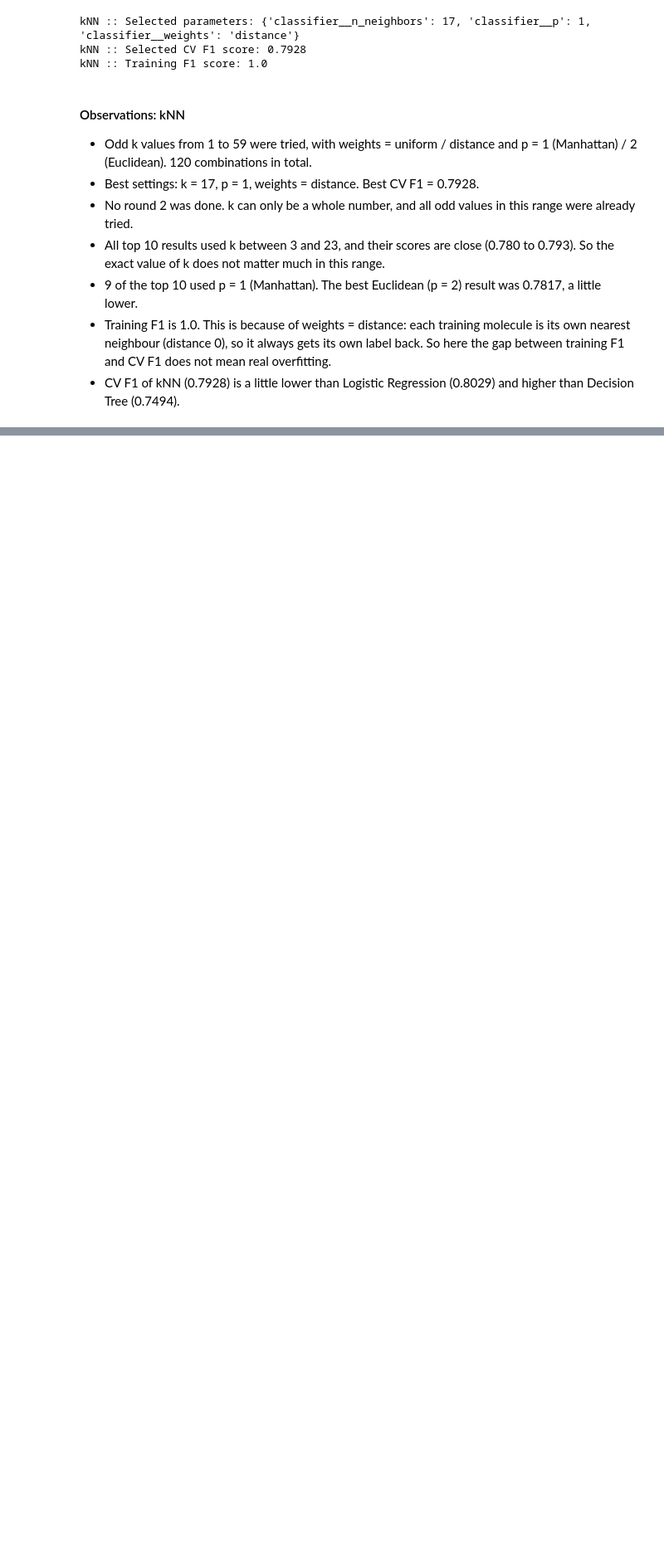
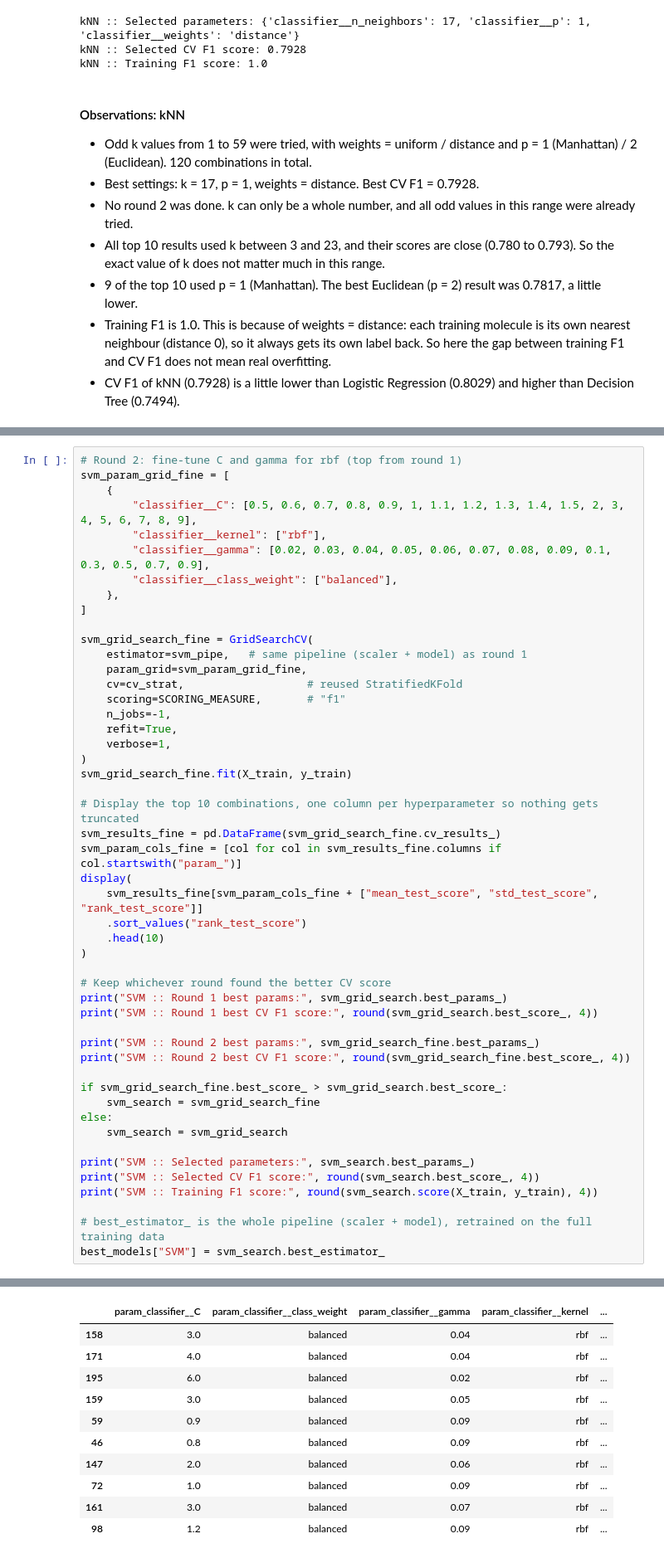
Before and after one commit to MadhurBhaiya-BITS/qsar-biodegradation-classifier, a Jupyter notebook: qsar_classifier.ipynb, the cells around one changed output, grey strips where cells are left out. Shown at 83% size. Cells and saved outputs as stored; diff of their text form; blank space fills up the shorter version.

```diff
--- a/qsar_classifier.ipynb
+++ b/qsar_classifier.ipynb
@@ -798,0 +868,50 @@ kNN :: Training F1 score: 1.0
+# %%
+# Round 2: fine-tune C and gamma for rbf (top from round 1)
+svm_param_grid_fine = [
+    {
+        "classifier__C": [0.5, 0.6, 0.7, 0.8, 0.9, 1, 1.1, 1.2, 1.3, 1.4, 1.5, 2, 3, 4, 5, 6, 7, 8, 9],
+        "classifier__kernel": ["rbf"],
+        "classifier__gamma": [0.02, 0.03, 0.04, 0.05, 0.06, 0.07, 0.08, 0.09, 0.1, 0.3, 0.5, 0.7, 0.9],
+        "classifier__class_weight": ["balanced"],
+    },
+]
+
+svm_grid_search_fine = GridSearchCV(
+    estimator=svm_pipe,   # same pipeline (scaler + model) as round 1
+    param_grid=svm_param_grid_fine,
+    cv=cv_strat,                   # reused StratifiedKFold
+    scoring=SCORING_MEASURE,       # "f1"
+    n_jobs=-1,
+    refit=True,
+    verbose=1,
+)
+svm_grid_search_fine.fit(X_train, y_train)
+
+# Display the top 10 combinations, one column per hyperparameter so nothing gets truncated
+svm_results_fine = pd.DataFrame(svm_grid_search_fine.cv_results_)
+svm_param_cols_fine = [col for col in svm_results_fine.columns if col.startswith("param_")]
+display(
+    svm_results_fine[svm_param_cols_fine + ["mean_test_score", "std_test_score", "rank_test_score"]]
+    .sort_values("rank_test_score")
+    .head(10)
+)
+
+# Keep whichever round found the better CV score
+print("SVM :: Round 1 best params:", svm_grid_search.best_params_)
+print("SVM :: Round 1 best CV F1 score:", round(svm_grid_search.best_score_, 4))
+
+print("SVM :: Round 2 best params:", svm_grid_search_fine.best_params_)
+print("SVM :: Round 2 best CV F1 score:", round(svm_grid_search_fine.best_score_, 4))
+
+if svm_grid_search_fine.best_score_ > svm_grid_search.best_score_:
+    svm_search = svm_grid_search_fine
+else:
+    svm_search = svm_grid_search
+
+print("SVM :: Selected parameters:", svm_search.best_params_)
+print("SVM :: Selected CV F1 score:", round(svm_search.best_score_, 4))
+print("SVM :: Training F1 score:", round(svm_search.score(X_train, y_train), 4))
+
+# best_estimator_ is the whole pipeline (scaler + model), retrained on the full training data
+best_models["SVM"] = svm_search.best_estimator_
+# %% [output]
@@ -798,0 +919,11 @@ kNN :: Training F1 score: 1.0
+|  | param_classifier__C | param_classifier__class_weight | param_classifier__gamma | param_classifier__kernel | ... |
+| 158 | 3.0 | balanced | 0.04 | rbf | ... |
+| 171 | 4.0 | balanced | 0.04 | rbf | ... |
+| 195 | 6.0 | balanced | 0.02 | rbf | ... |
+| 159 | 3.0 | balanced | 0.05 | rbf | ... |
+| 59 | 0.9 | balanced | 0.09 | rbf | ... |
+| 46 | 0.8 | balanced | 0.09 | rbf | ... |
+| 147 | 2.0 | balanced | 0.06 | rbf | ... |
+| 72 | 1.0 | balanced | 0.09 | rbf | ... |
+| 161 | 3.0 | balanced | 0.07 | rbf | ... |
+| 98 | 1.2 | balanced | 0.09 | rbf | ... |
```
Also changed, not shown: parts of 5 cells of this notebook.
